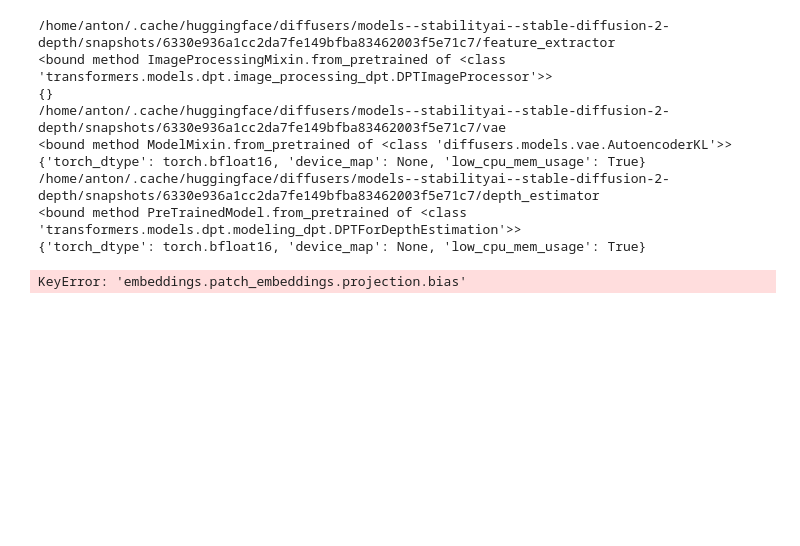
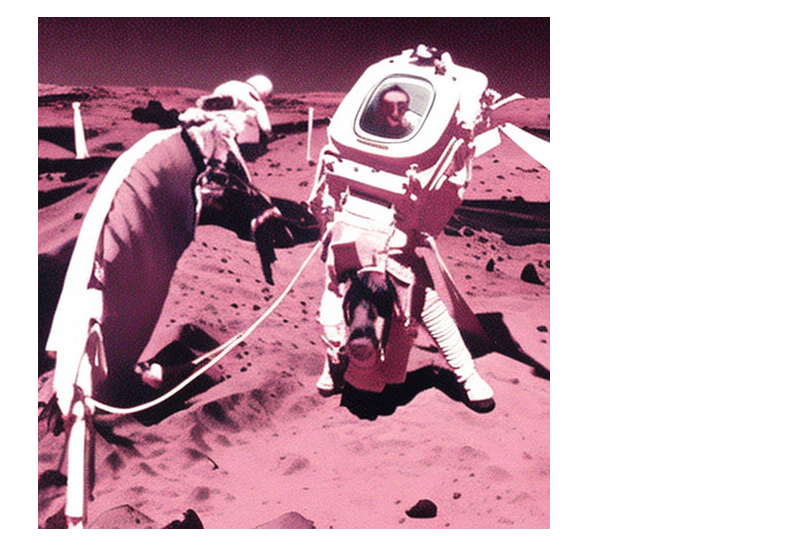
Before and after one commit to NotNANtoN/diffusers, a Jupyter notebook: test_stable.ipynb, the cells around one changed output. Cells and saved outputs as stored; diff of their text form; code cells hidden in the pictures; blank space fills up the shorter version.

Commit message:
added depth to our pipeline!

```diff
--- a/test_stable.ipynb
+++ b/test_stable.ipynb
@@ -6,48 +6,48 @@ import sys
 import os
 sys.path.append("src/")
 sys.path.append("src/diffusers/")
-from diffusers import StableDiffusionPipeline, EulerDiscreteScheduler, LMSDiscreteScheduler, DPMSolverMultistepScheduler, PNDMScheduler
+from diffusers import StableDiffusionPipeline, EulerDiscreteScheduler, LMSDiscreteScheduler, DPMSolverMultistepScheduler, PNDMScheduler, DDIMScheduler
 from diffusers.pipelines.stable_diffusion.pipeline_stable_diffusion_depth2img import StableDiffusionDepth2ImgPipeline
 import torch
 
 #model_id = "stabilityai/stable-diffusion-2-1-base"
-#model_id = "runwayml/stable-diffusion-v1-5"
 #model_id = "../mus2vid/models/stable-diffusion-v1-5"
 model_id = "stabilityai/stable-diffusion-2-depth"
 
 
-schedulers = [LMSDiscreteScheduler, DPMSolverMultistepScheduler, PNDMScheduler]
+schedulers = [LMSDiscreteScheduler, DPMSolverMultistepScheduler, PNDMScheduler, DDIMScheduler]
 scheduler = schedulers[1].from_pretrained(model_id, subfolder="scheduler")
 
 
-#pipe = StableDiffusionPipeline.from_pretrained(model_id, scheduler=scheduler, safety_checker=None,
-#                                               revision="fp16", torch_dtype=torch.bfloat16, low_cpu_mem_usage=True)
+pipe = StableDiffusionPipeline.from_pretrained(model_id, scheduler=scheduler, safety_checker=None,
+                                               revision="fp16", torch_dtype=torch.bfloat16, low_cpu_mem_usage=True)
 
 
-pipe = StableDiffusionDepth2ImgPipeline.from_pretrained(
-                        model_id,
-                        scheduler=scheduler,
-                        revision="fp16", torch_dtype=torch.bfloat16
-                    )
+#pipe = StableDiffusionDepth2ImgPipeline.from_pretrained(
+#                        model_id,
+#                        scheduler=scheduler,
+#                        #revision="fp16",
+#                        torch_dtype=torch.bfloat16)
+
+from PIL import Image
+import requests
+url = "http://images.cocodataset.org/val2017/000000039769.jpg"
+init_image = Image.open(requests.get(url, stream=True).raw)
+init_image = init_image.resize((512, 512))
 
 
 pipe = pipe.to("cuda")
 #pipe.enable_xformers_memory_efficient_attention()
-prompt = "a photo of an astronaut riding a horse on mars"
-image = pipe(prompt, seed=101, width=512, height=512, output_type="pil").images[0]
-
-image
-# %% [output]
-/home/anton/.cache/huggingface/diffusers/models--stabilityai--stable-diffusion-2-depth/snapshots/6330e936a1cc2da7fe149bfba83462003f5e71c7/feature_extractor
-<bound method ImageProcessingMixin.from_pretrained of <class 'transformers.models.dpt.image_processing_dpt.DPTImageProcessor'>>
-{}
-/home/anton/.cache/huggingface/diffusers/models--stabilityai--stable-diffusion-2-depth/snapshots/6330e936a1cc2da7fe149bfba83462003f5e71c7/vae
-<bound method ModelMixin.from_pretrained of <class 'diffusers.models.vae.AutoencoderKL'>>
-{'torch_dtype': torch.bfloat16, 'device_map': None, 'low_cpu_mem_usage': True}
-/home/anton/.cache/huggingface/diffusers/models--stabilityai--stable-diffusion-2-depth/snapshots/6330e936a1cc2da7fe149bfba83462003f5e71c7/depth_estimator
-<bound method PreTrainedModel.from_pretrained of <class 'transformers.models.dpt.modeling_dpt.DPTForDepthEstimation'>>
-{'torch_dtype': torch.bfloat16, 'device_map': None, 'low_cpu_mem_usage': True}
-KeyError: 'embeddings.patch_embeddings.projection.bias'
+# %%
+prompt = "a photo of an astronaut riding a horse on mars"
+image = pipe(prompt, seed=103, width=512, height=512, output_type="pil",
+             estimate_depth=True, start_img=init_image, img2img_strength=0.9,
+             num_inference_steps=10,
+            ).images[0]
+
+image
+# %% [output]
+[figure, added]
 # %%
 import sys
 import os
```
Also changed, not shown: 4 other files.
